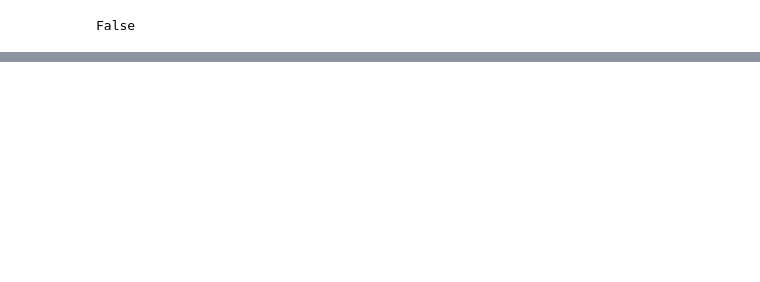
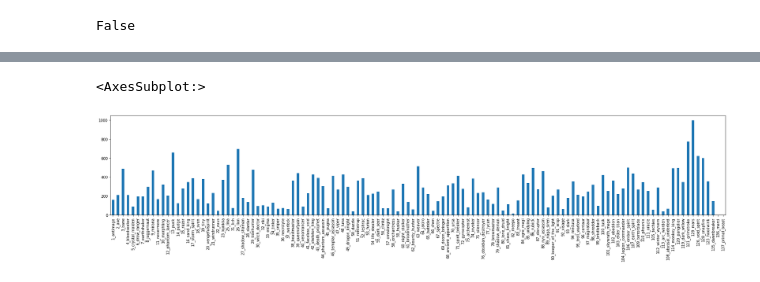
Before and after one commit to bvanhoewijk/ML2022, a Jupyter notebook: src/data_exploration/data_analysis.ipynb, the cells around one changed output, grey strips where cells are left out. Drawn from its saved outputs; the diff is of its cells as text; code cells hidden in the pictures; blank space fills up the shorter version.

```diff
--- a/src/data_exploration/data_analysis.ipynb
+++ b/src/data_exploration/data_analysis.ipynb
@@ -289,0 +39,4 @@ df_losing_combinations
+# %%
+#group1 winning team: 1; gropu2 winning team: -1
+group1 = df[df["match_result"] == 1]
+group2 = df[df["match_result"] == -1]
@@ -289,0 +75,7 @@ df_losing_combinations
+# %%
+# group1 winning team heroes
+count_group1_winning = group1[group1 == 1].sum(axis=0)[1:124]
+count_group1_winning.plot.bar(figsize=(30,5))
+# %% [output]
+<AxesSubplot:>
+[figure, added]
```
Also changed, not shown: parts of 41 cells of this notebook, 5 other files.
